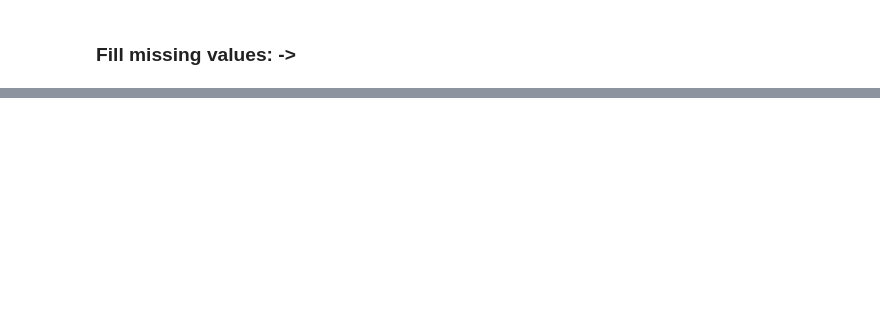
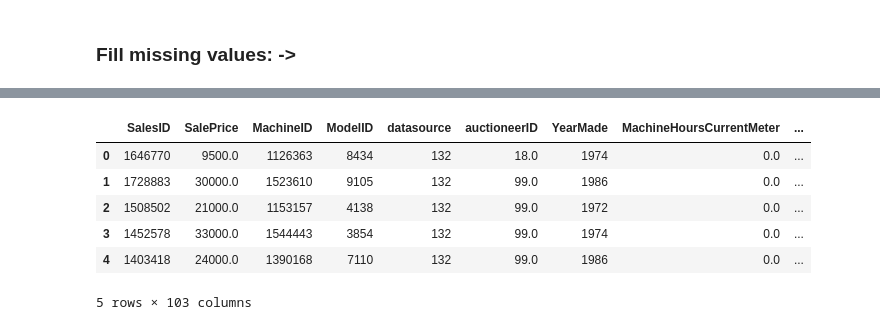
Before and after one commit to FerPicado/Machine-Learning-Bootcamp, a Jupyter notebook: Deep-Learning-PyTorch/Machine-Learning-with-PyTorch-and-Scikit-Learn/projects/online-courses/project-01/src/main.ipynb, the cells around one changed output, grey strips where cells are left out. Drawn from its saved outputs; the diff is of its cells as text; code cells hidden in the pictures; blank space fills up the shorter version.

```diff
--- a/Deep-Learning-PyTorch/Machine-Learning-with-PyTorch-and-Scikit-Learn/projects/online-courses/project-01/src/main.ipynb
+++ b/Deep-Learning-PyTorch/Machine-Learning-with-PyTorch-and-Scikit-Learn/projects/online-courses/project-01/src/main.ipynb
@@ -393,0 +431,8 @@ last_df.head(40).T
+# %%
+# fill numeric rows with the median
+
+for label, content in last_df.items():
+    if pd.api.types.is_numeric_dtype(content):
+        if pd.isnull(content).sum():
+            last_df[label+'_is_missing'] = pd.isnull(content)
+            last_df[label] = content.fillna(content.median())
@@ -393,0 +467,6 @@ last_df.head(40).T
+# %%
+# Check if there's any null numeric values
+for label, content in last_df.items():
+    if pd.api.types.is_numeric_dtype(content):
+        if pd.isnull(content).sum():
+            print(label)
@@ -393,0 +506,5 @@ last_df.head(40).T
+# %%
+# Check for  columns which aren't numeric
+for label, content in last_df.items():
+    if not pd.api.types.is_numeric_dtype(content):
+        print(label)
@@ -393,0 +529,6 @@ last_df.head(40).T
+# %%
+# Turn categorical values into numbers and fill missing
+for label, content in last_df.items():
+    if not pd.api.types.is_numeric_dtype(content):
+        last_df[label+"_is_missing"] = pd.isnull(content)
+        last_df[label] = pd.Categorical(content).codes+1
@@ -393,0 +565,10 @@ last_df.head(40).T
+# %%
+last_df.head()
+# %% [output]
+|  | SalesID | SalePrice | MachineID | ModelID | datasource | auctioneerID | YearMade | MachineHoursCurrentMeter | ... |
+| 0 | 1646770 | 9500.0 | 1126363 | 8434 | 132 | 18.0 | 1974 | 0.0 | ... |
+| 1 | 1728883 | 30000.0 | 1523610 | 9105 | 132 | 99.0 | 1986 | 0.0 | ... |
+| 2 | 1508502 | 21000.0 | 1153157 | 4138 | 132 | 99.0 | 1972 | 0.0 | ... |
+| 3 | 1452578 | 33000.0 | 1544443 | 3854 | 132 | 99.0 | 1974 | 0.0 | ... |
+| 4 | 1403418 | 24000.0 | 1390168 | 7110 | 132 | 99.0 | 1986 | 0.0 | ... |
+5 rows × 103 columns
```
Also changed, not shown: parts of 20 cells of this notebook.
